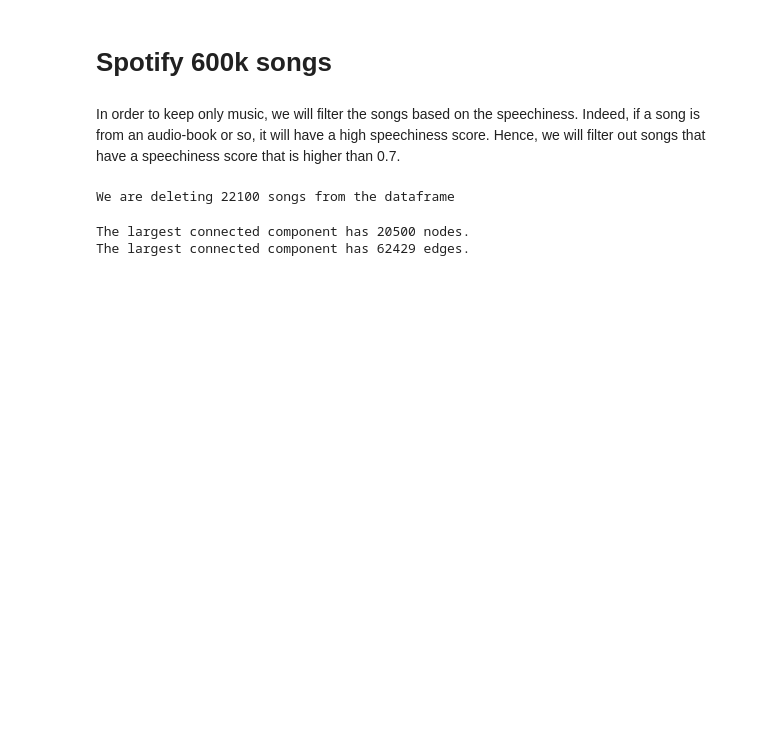
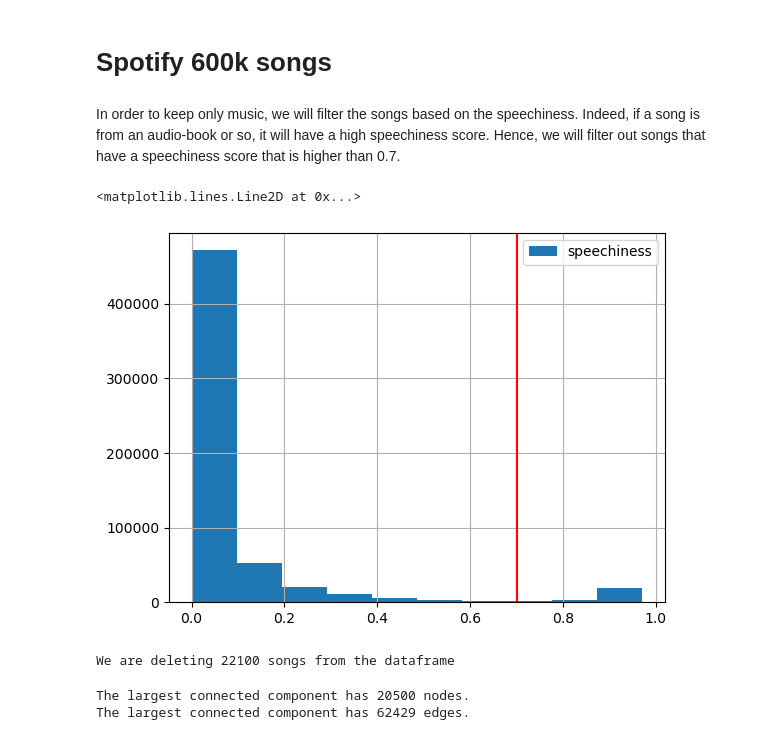
Before and after one commit to motmans-pj/MLNS-Spotify, a Jupyter notebook: Spotify_Oskar.ipynb, the cells around one changed output. Cells and saved outputs as stored; diff of their text form; code cells hidden in the pictures; blank space fills up the shorter version.

```diff
--- a/Spotify_Oskar.ipynb
+++ b/Spotify_Oskar.ipynb
@@ -45,7 +67,10 @@ spotify_600, artists_600 = read_spotify_600(DATA_PATH=DATA_PATH, read=True)
 # %% [markdown]
 In order to keep only music, we will filter the songs based on the speechiness. Indeed, if a song is from an audio-book or so, it will have a high speechiness score. Hence, we will filter out songs that have a speechiness score that is higher than 0.7.
 # %%
-#spotify_600["speechiness"].hist(legend = "Speechiness").axvline(x = 0.7, color = "red")
+spotify_600["speechiness"].hist(legend = "Speechiness").axvline(x = 0.7, color = "red")
+# %% [output]
+<matplotlib.lines.Line2D at 0x...>
+[figure, added]
 # %%
 # Filter out non-music
 n_non_music = sum(spotify_600["speechiness"] > 0.7)
```
Also changed, not shown: parts of 71 cells of this notebook.
